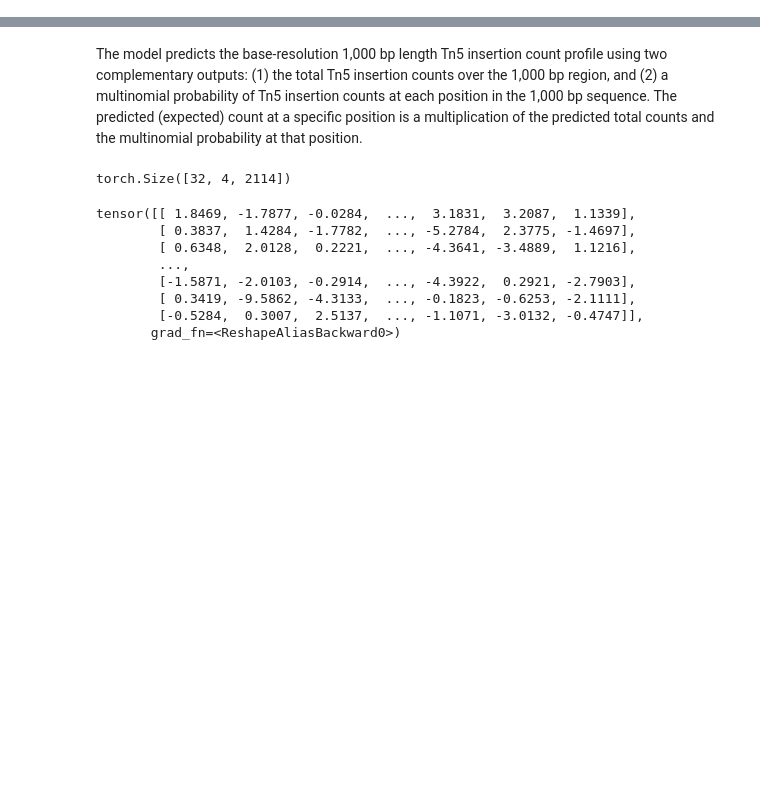
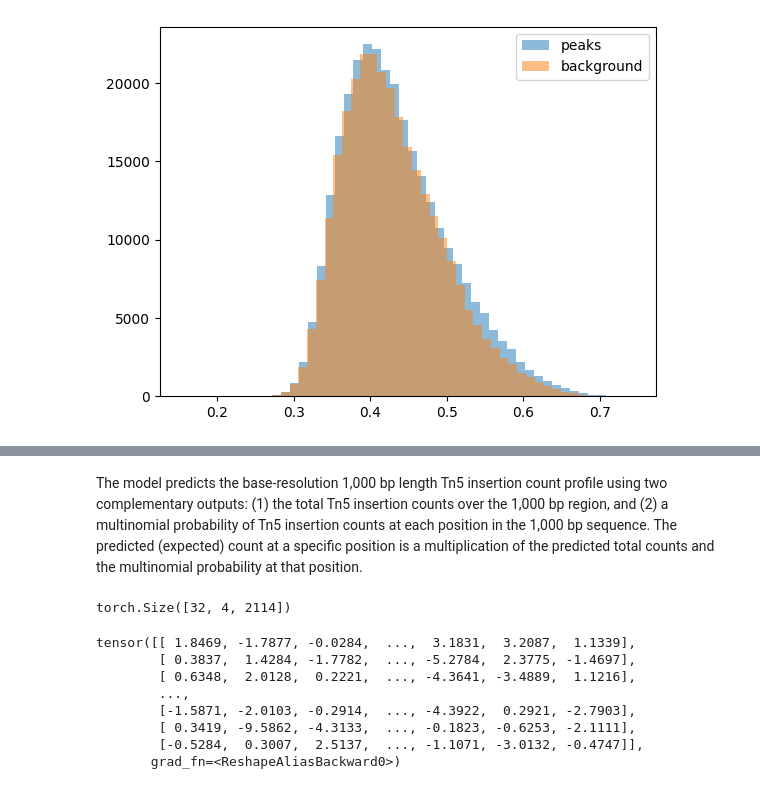
Before and after one commit to alexiaDorm/master-thesis, a Jupyter notebook: src/model.ipynb, the cells around one changed output, grey strips where cells are left out. Saved outputs shown, nothing was run; the diff lists cells and outputs as text; code cells hidden in the pictures; blank space fills up the shorter version.

```diff
--- a/src/model.ipynb
+++ b/src/model.ipynb
@@ -99,9 +80,9 @@ class PeaksDataset(Dataset):
 # %%
 path_sequences_peaks = '../results/peaks_seq.pkl'
+path_ATAC_peaks = '../results/ATAC_peaks.pkl'
 path_sequences_back = '../results/background_GC_matched.pkl'
 
-with open(path_sequences_peaks, 'rb') as file:
-    sequences = pickle.load(file)
+with open(path_ATAC_peaks, 'rb') as file:
+    sequences = pickle.load(file).iloc[:1000]
 
-with open(path_sequences_back, 'rb') as file:
-    sequences = pd.concat([sequences, pickle.load(file)])
+sequences
@@ -123,0 +104,6 @@ sequences
+# %%
+with open('../results/background_GC_matched.pkl', 'rb') as file:
+    back = pickle.load(file)
+
+with open('../results/peaks_seq.pkl', 'rb') as file:
+    peaks = pickle.load(file)
@@ -123,0 +127,5 @@ sequences
+# %%
+from data_processing.utils_data_preprocessing import compute_GC_content
+
+back['GC_cont'] = compute_GC_content(back.sequence)
+back
@@ -124 +147,10 @@ sequences
+# %%
+import matplotlib.pyplot as plt
+
+plt.hist(peaks.GC_cont, bins=50, alpha=0.5, label='peaks')
+plt.hist(back.GC_cont, bins=50, alpha=0.5, label='background')
+plt.legend(loc='upper right')
+plt.show()
+# %% [output]
+[figure, added]
 # %%
```
Also changed, not shown: parts of 8 cells of this notebook, 3 other files.
